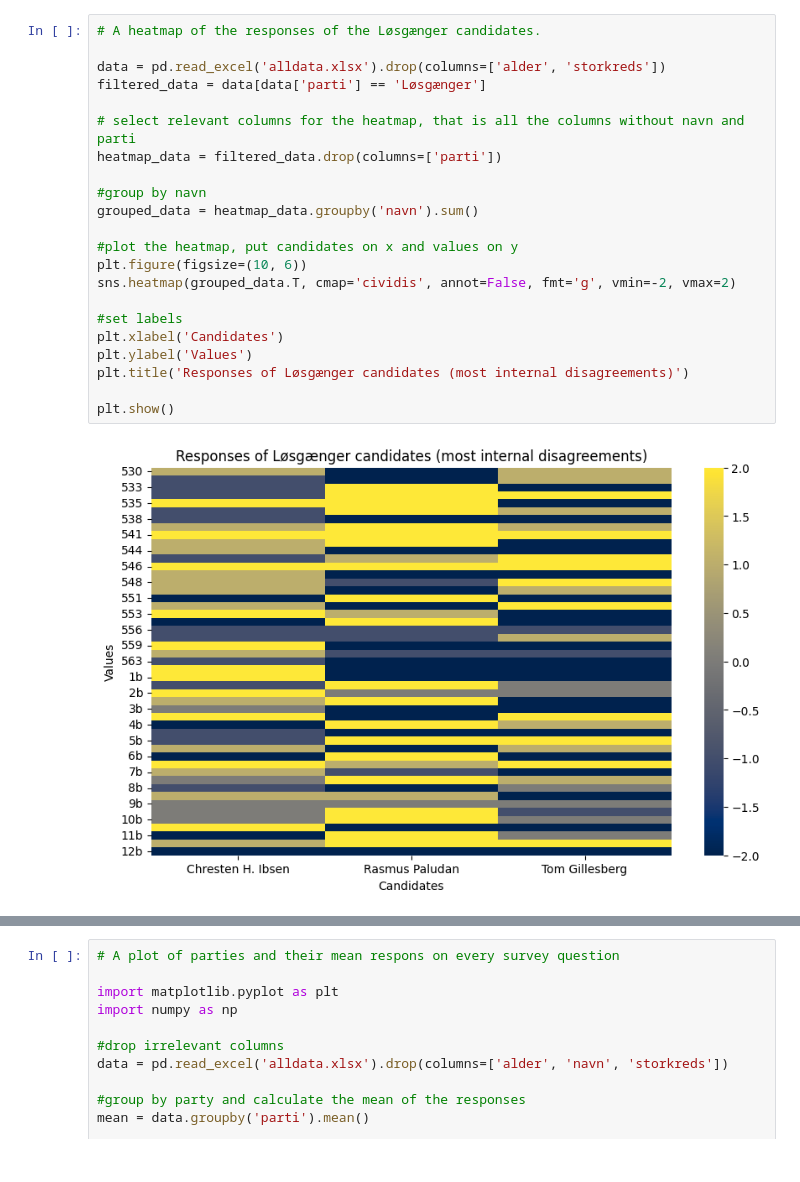
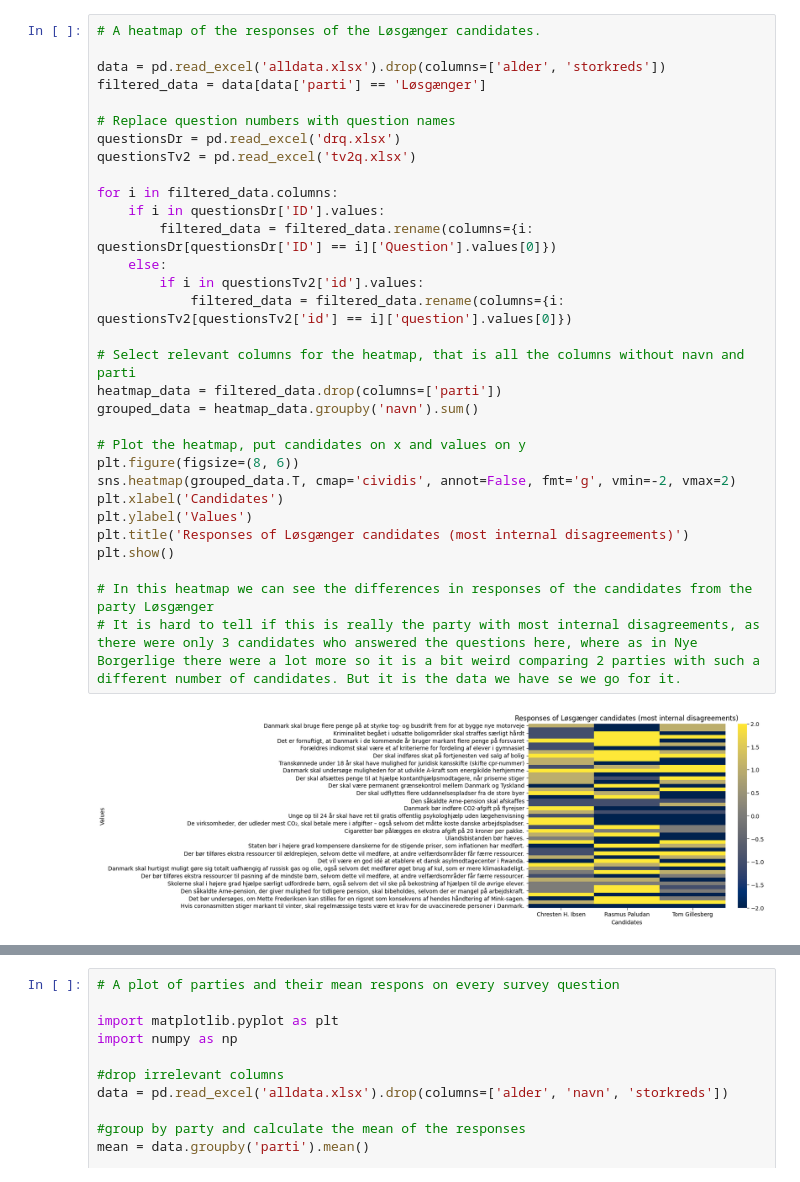
Before and after one commit to MAL-flowdemort/assignment_2, a Jupyter notebook: Candidate Test 2022 I.ipynb, the cells around one changed output, grey strips where cells are left out. Cells and saved outputs as stored; diff of their text form.

Commit message:
added comments and code block for replacing question numbers with questions for the 3rd part

```diff
--- a/Candidate Test 2022 I.ipynb
+++ b/Candidate Test 2022 I.ipynb
@@ -117,27 +122,36 @@ plt.show()
 # %%
 # A heatmap of the responses of the Løsgænger candidates.
 
 data = pd.read_excel('alldata.xlsx').drop(columns=['alder', 'storkreds'])
 filtered_data = data[data['parti'] == 'Løsgænger']
 
-# select relevant columns for the heatmap, that is all the columns without navn and parti
+# Replace question numbers with question names
+questionsDr = pd.read_excel('drq.xlsx')
+questionsTv2 = pd.read_excel('tv2q.xlsx')
+
+for i in filtered_data.columns:
+    if i in questionsDr['ID'].values:
+        filtered_data = filtered_data.rename(columns={i: questionsDr[questionsDr['ID'] == i]['Question'].values[0]})
+    else:
+        if i in questionsTv2['id'].values:
+            filtered_data = filtered_data.rename(columns={i: questionsTv2[questionsTv2['id'] == i]['question'].values[0]})
+
+# Select relevant columns for the heatmap, that is all the columns without navn and parti
 heatmap_data = filtered_data.drop(columns=['parti'])
-
-#group by navn
 grouped_data = heatmap_data.groupby('navn').sum()
 
-#plot the heatmap, put candidates on x and values on y
-plt.figure(figsize=(10, 6))
+# Plot the heatmap, put candidates on x and values on y
+plt.figure(figsize=(8, 6))
 sns.heatmap(grouped_data.T, cmap='cividis', annot=False, fmt='g', vmin=-2, vmax=2)
-
-#set labels
 plt.xlabel('Candidates')
 plt.ylabel('Values')
 plt.title('Responses of Løsgænger candidates (most internal disagreements)')
+plt.show()
 
-plt.show()
+# In this heatmap we can see the differences in responses of the candidates from the party Løsgænger
+# It is hard to tell if this is really the party with most internal disagreements, as there were only 3 candidates who answered the questions here, where as in Nye Borgerlige there were a lot more so it is a bit weird comparing 2 parties with such a different number of candidates. But it is the data we have se we go for it.
 # %% [output]
-[figure, old version]
+[figure, new version]
 # %%
 # A heatmap of the responses of the Nye Borgerlige candidates.
 
```
Also changed, not shown: parts of 4 cells of this notebook.
